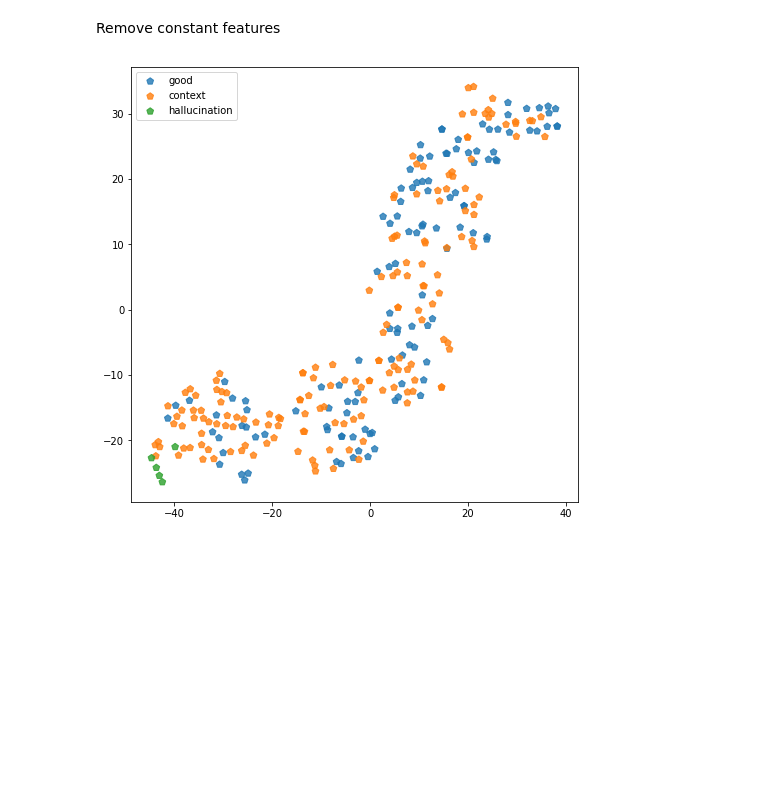
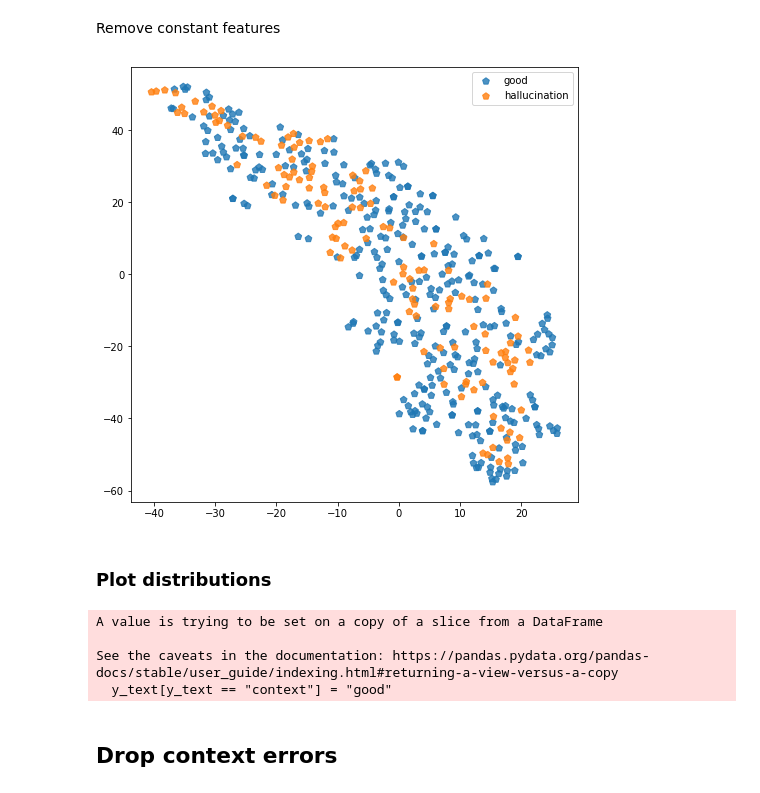
Before and after one commit to no-brainer/tda-mt-mirror, a Jupyter notebook: analysis/tatoeba_labels.ipynb, the cells around one changed output. Saved outputs shown, nothing was run; the diff lists cells and outputs as text; code cells hidden in the pictures; blank space fills up the shorter version.

Commit message:
upd: hallucinations from wikimatrix and their feature distribution

```diff
--- a/analysis/tatoeba_labels.ipynb
+++ b/analysis/tatoeba_labels.ipynb
@@ -37,37 +24,48 @@ labels_df = labels_df.join(feature_df)
+# %%
+df = pd.concat([labels_df1, labels_df2]).reset_index(drop=True)
 # %% [markdown]
 Remove constant features
 # %%
-unique_cnts = labels_df.nunique(axis=0)
+unique_cnts = df.nunique(axis=0)
 const_feats = unique_cnts[unique_cnts == 1]
 
-labels_df.drop(const_feats.index.tolist(), axis=1, inplace=True)
+df.drop(const_feats.index.tolist(), axis=1, inplace=True)
 # %%
-X = labels_df.drop("label", axis=1)
-y = labels_df.label
-
-y, encode_keys = pd.factorize(y)
+X = df.drop("label", axis=1).astype(float)
+y = (df.label == "hallucination").astype(float)
 # %%
 from sklearn.manifold import TSNE
 # %%
-tsne = TSNE(n_components=2, perplexity=20)
+tsne = TSNE(n_components=2, perplexity=35)
 
 X_tsne = tsne.fit_transform(X)
 # %%
 plt.figure(figsize=(8, 8))
 
-colors = ['tab:blue', 'tab:orange', 'tab:green']
+colors = ["tab:blue", "tab:orange"]
+labels = ["good", "hallucination"]
 
-for i, (cls_name, clr) in enumerate(zip(encode_keys, colors)):
+for i, (cls_name, clr) in enumerate(zip(labels, colors)):
     plt.scatter(
         X_tsne[y == i, 0], X_tsne[y == i, 1],
         c=np.full((y == i).sum(), clr),
         alpha=0.8,
         marker="p", s=50,
         label=cls_name
     )
 
 plt.legend()
 
 plt.show()
 # %% [output]
-[figure, old version]
+[figure, new version]
+# %% [markdown]
+### Plot distributions
+# %%
+y_text = df.label
+y_text[y_text == "context"] = "good"
+# %% [output]
+A value is trying to be set on a copy of a slice from a DataFrame
+
+See the caveats in the documentation: https://pandas.pydata.org/pandas-docs/stable/user_guide/indexing.html#returning-a-view-versus-a-copy
+  y_text[y_text == "context"] = "good"
@@ -73,0 +112,2 @@ plt.show()
+# %% [markdown]
+## Drop context errors
```
Also changed, not shown: parts of 21 cells of this notebook.
